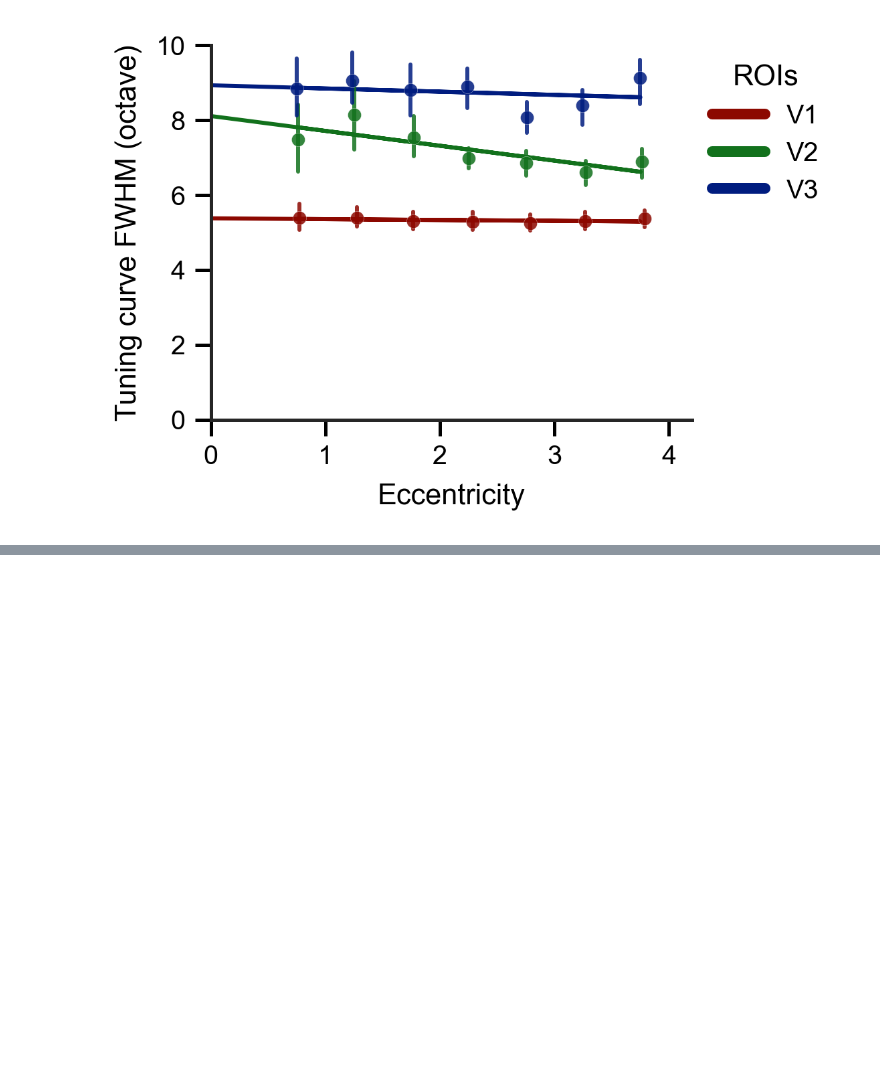
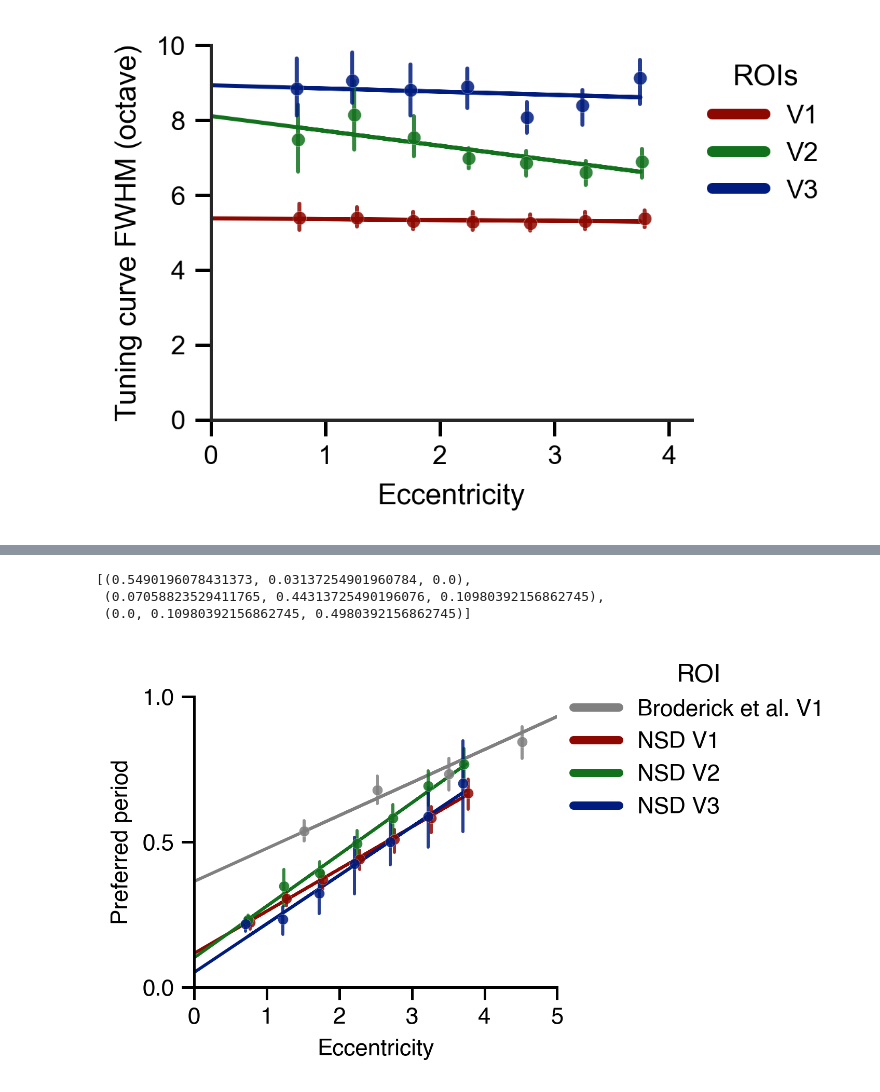
Before and after one commit to JiyeongHa/Spatial-Frequency-Preference_NSDsyn, a Jupyter notebook: notebooks/2.3-plot-tuning-curve-results.ipynb, the cells around one changed output, grey strips where cells are left out. Cells and saved outputs as stored; diff of their text form; code cells hidden in the pictures; blank space fills up the shorter version.

```diff
--- a/notebooks/2.3-plot-tuning-curve-results.ipynb
+++ b/notebooks/2.3-plot-tuning-curve-results.ipynb
@@ -184,0 +219,10 @@ vis1D.plot_bandwidth_in_octave(tuning_with_precision_df,
+# %%
+file_list = []
+for subj, roi in itertools.product(broderick_subj_list, ['V1']):
+    f = os.path.join(output_dir, 'dataframes', 'broderick', 'precision',
+                     f'precision-v_dset-broderick_sub-{subj}_roi-{roi}_vs-pRFsize.csv')
+    file_list.append(f)
+
+precision_v = utils.load_dataframes(file_list)
+precision_s = precision_v.groupby(['sub','vroinames']).mean().reset_index()
+precision_s['precision'] = 1 / precision_s['sigma_v_squared']
@@ -184,0 +245,12 @@ vis1D.plot_bandwidth_in_octave(tuning_with_precision_df,
+# %%
+args = ['sub', 'class','dset', 'lr', 'eph', 'roi', 'e1', 'e2', 'nbin', 'curbin']
+pt_file_list = []
+for subj, roi, curbin, stim_class in itertools.product(broderick_subj_list, ['V1'], enum_range, ['avg']):
+    stim_class = stim_class.replace(' ', '-')
+    file_name = f'tfunc-corrected_model-params_class-{stim_class}_lr-{lr}_eph-{max_epoch}_e1-{e1}_e2-{e2}_nbin-{enum}_curbin-{curbin}_dset-broderick_sub-{subj}_roi-{roi}_vs-{voxels}.pt'
+    pt_file_list.append(os.path.join(output_dir, 'sfp_model', 'results_1D', 'broderick', file_name))
+tuning_df = tuning.load_all_models(pt_file_list, *args)
+
+broderick_tuning_with_precision_df = tuning_df.merge(precision_s[['sub','vroinames','precision']], on=['sub', 'vroinames'])
+broderick_tuning_with_precision_df['pp'] = 1/ broderick_tuning_with_precision_df['mode']
+broderick_fit_df = vis1D.fit_line_to_weighted_mean(broderick_tuning_with_precision_df, 'pp', 'precision', groupby=['vroinames'])
@@ -184,0 +273,27 @@ vis1D.plot_bandwidth_in_octave(tuning_with_precision_df,
+# %%
+broderick_tuning_with_precision_df['dset_type'] = 'Broderick et al. V1'
+broderick_fit_df['dset_type'] = 'Broderick et al. V1'
+nsd_tuning_with_precision_df['dset_type'] = nsd_tuning_with_precision_df['vroinames'].apply(lambda x: f'NSD {x}')
+nsd_fit_df['dset_type'] = nsd_fit_df['vroinames'].apply(lambda x: f'NSD {x}')
+# %%
+tuning_with_precision_df = pd.concat((broderick_tuning_with_precision_df, nsd_tuning_with_precision_df), axis=0)
+fit_df = pd.concat((broderick_fit_df, nsd_fit_df), axis=0)
+# %%
+roi_pal
+# %% [output]
+[(0.5490196078431373, 0.03137254901960784, 0.0),
+ (0.07058823529411765, 0.44313725490196076, 0.10980392156862745),
+ (0.0, 0.10980392156862745, 0.4980392156862745)]
+# %%
+a = [3,2,0]
+
+roi_pal = [sns.color_palette('dark', 10)[:][k] for k in a]
+roi_pal.insert(0, (0.5,0.5,0.5))
+g = vis1D.plot_preferred_period(tuning_with_precision_df, fit_df=fit_df,
+                                preferred_period='pp', precision='precision', hue='dset_type',
+                                hue_order=['Broderick et al. V1',
+                                           'NSD V1', 'NSD V2','NSD V3'], lgd_title='ROI',
+                                pal=roi_pal,
+                                save_path=None)
+# %% [output]
+[figure, added]
```
Also changed, not shown: parts of 16 cells of this notebook, 3 other files.
